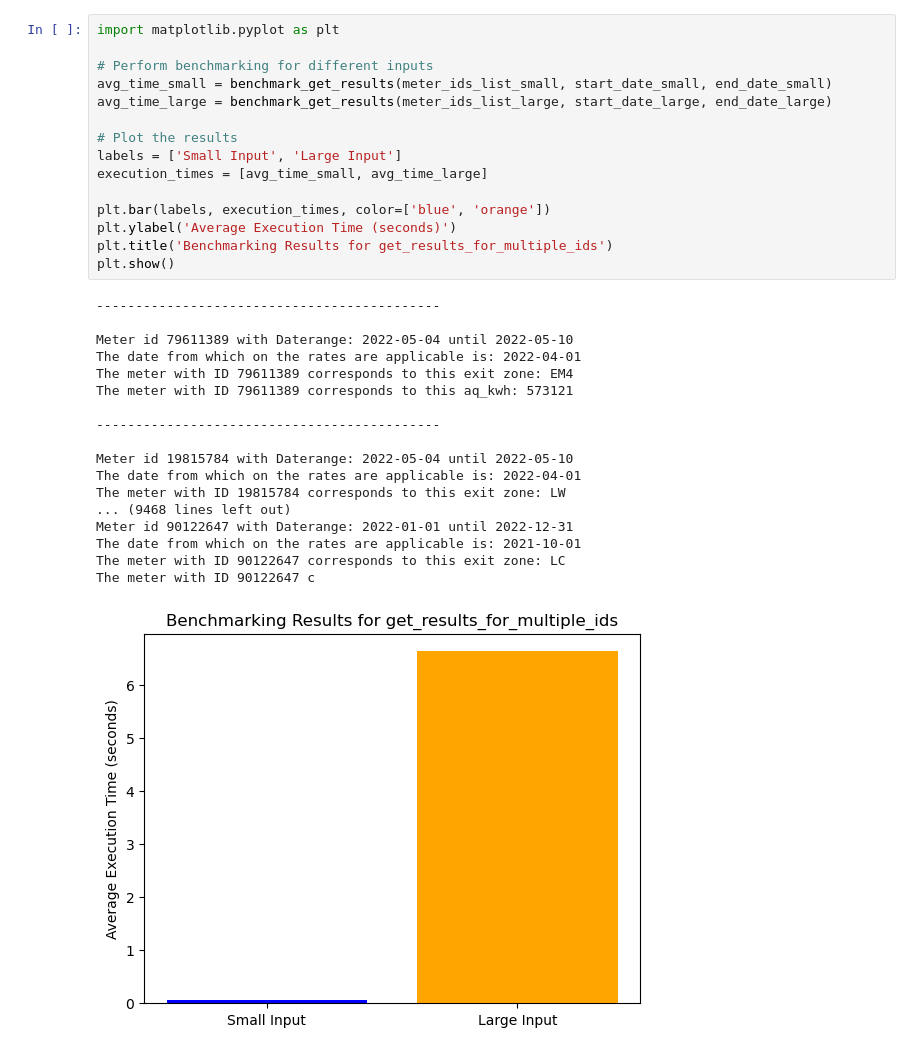
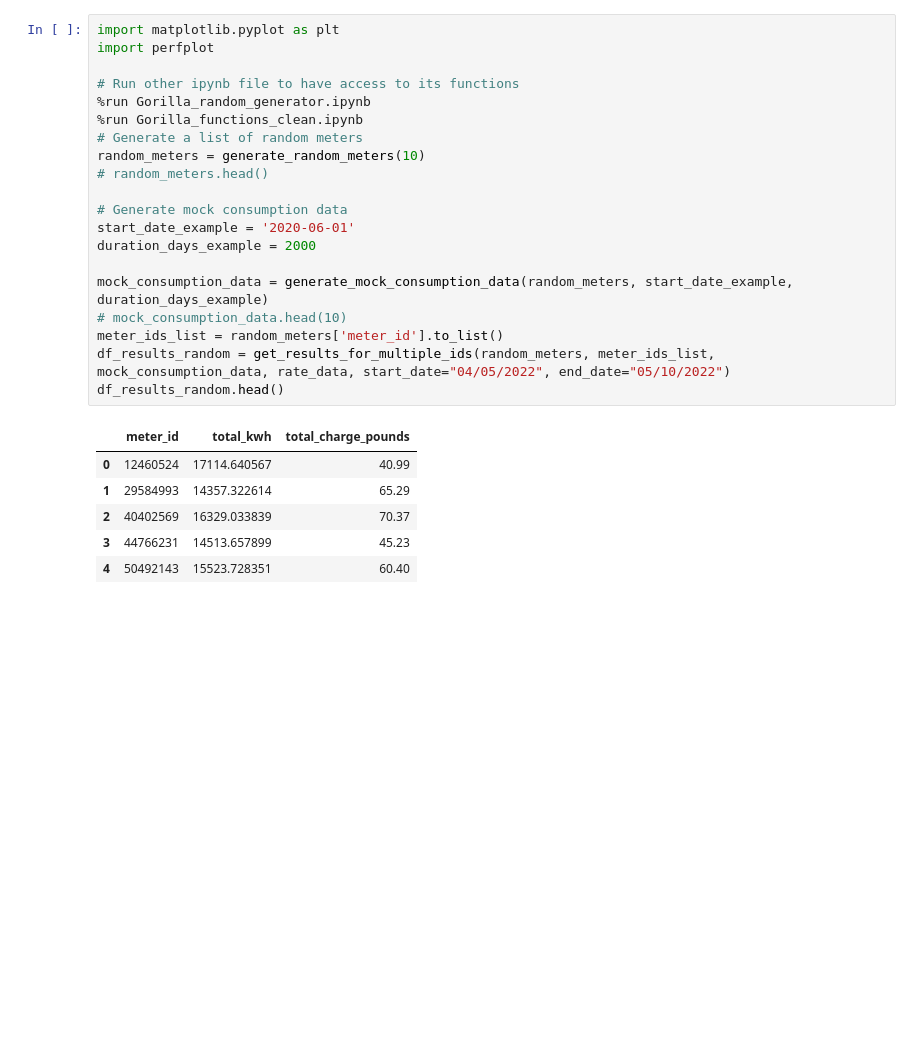
Before and after one commit to GingerKingB/Gorilla, a Jupyter notebook: Gorilla_benchmarking.ipynb, the cells around one changed output. Drawn from its saved outputs; the diff is of its cells as text; blank space fills up the shorter version.

Commit message:
Benchmarking
Benchmarking is implemented but not executed correctly

```diff
--- a/Gorilla_benchmarking.ipynb
+++ b/Gorilla_benchmarking.ipynb
@@ -115,34 +1,27 @@ The meter with ID 90122647 c
-# %%
-import matplotlib.pyplot as plt
-
-# Perform benchmarking for different inputs
-avg_time_small = benchmark_get_results(meter_ids_list_small, start_date_small, end_date_small)
-avg_time_large = benchmark_get_results(meter_ids_list_large, start_date_large, end_date_large)
-
-# Plot the results
-labels = ['Small Input', 'Large Input']
-execution_times = [avg_time_small, avg_time_large]
-
-plt.bar(labels, execution_times, color=['blue', 'orange'])
-plt.ylabel('Average Execution Time (seconds)')
-plt.title('Benchmarking Results for get_results_for_multiple_ids')
-plt.show()
-# %% [output]
---------------------------------------------
-
-Meter id 79611389 with Daterange: 2022-05-04 until 2022-05-10
-The date from which on the rates are applicable is: 2022-04-01
-The meter with ID 79611389 corresponds to this exit zone: EM4
-The meter with ID 79611389 corresponds to this aq_kwh: 573121
-
---------------------------------------------
-
-Meter id 19815784 with Daterange: 2022-05-04 until 2022-05-10
-The date from which on the rates are applicable is: 2022-04-01
-The meter with ID 19815784 corresponds to this exit zone: LW
-... (9468 lines left out)
-Meter id 90122647 with Daterange: 2022-01-01 until 2022-12-31
-The date from which on the rates are applicable is: 2021-10-01
-The meter with ID 90122647 corresponds to this exit zone: LC
-The meter with ID 90122647 c
-[figure, removed]
+# %%
+import matplotlib.pyplot as plt
+import perfplot
+
+# Run other ipynb file to have access to its functions
+%run Gorilla_random_generator.ipynb
+%run Gorilla_functions_clean.ipynb
+# Generate a list of random meters
+random_meters = generate_random_meters(10)
+# random_meters.head()
+
+# Generate mock consumption data
+start_date_example = '2020-06-01'
+duration_days_example = 2000
+
+mock_consumption_data = generate_mock_consumption_data(random_meters, start_date_example, duration_days_example)
+# mock_consumption_data.head(10)
+meter_ids_list = random_meters['meter_id'].to_list()
+df_results_random = get_results_for_multiple_ids(random_meters, meter_ids_list, mock_consumption_data, rate_data, start_date="04/05/2022", end_date="05/10/2022")
+df_results_random.head()
+# %% [output]
+|  | meter_id | total_kwh | total_charge_pounds |
+| 0 | 12460524 | 17114.640567 | 40.99 |
+| 1 | 29584993 | 14357.322614 | 65.29 |
+| 2 | 40402569 | 16329.033839 | 70.37 |
+| 3 | 44766231 | 14513.657899 | 45.23 |
+| 4 | 50492143 | 15523.728351 | 60.40 |
```
Also changed, not shown: parts of 10 cells of this notebook, 5 other files.
